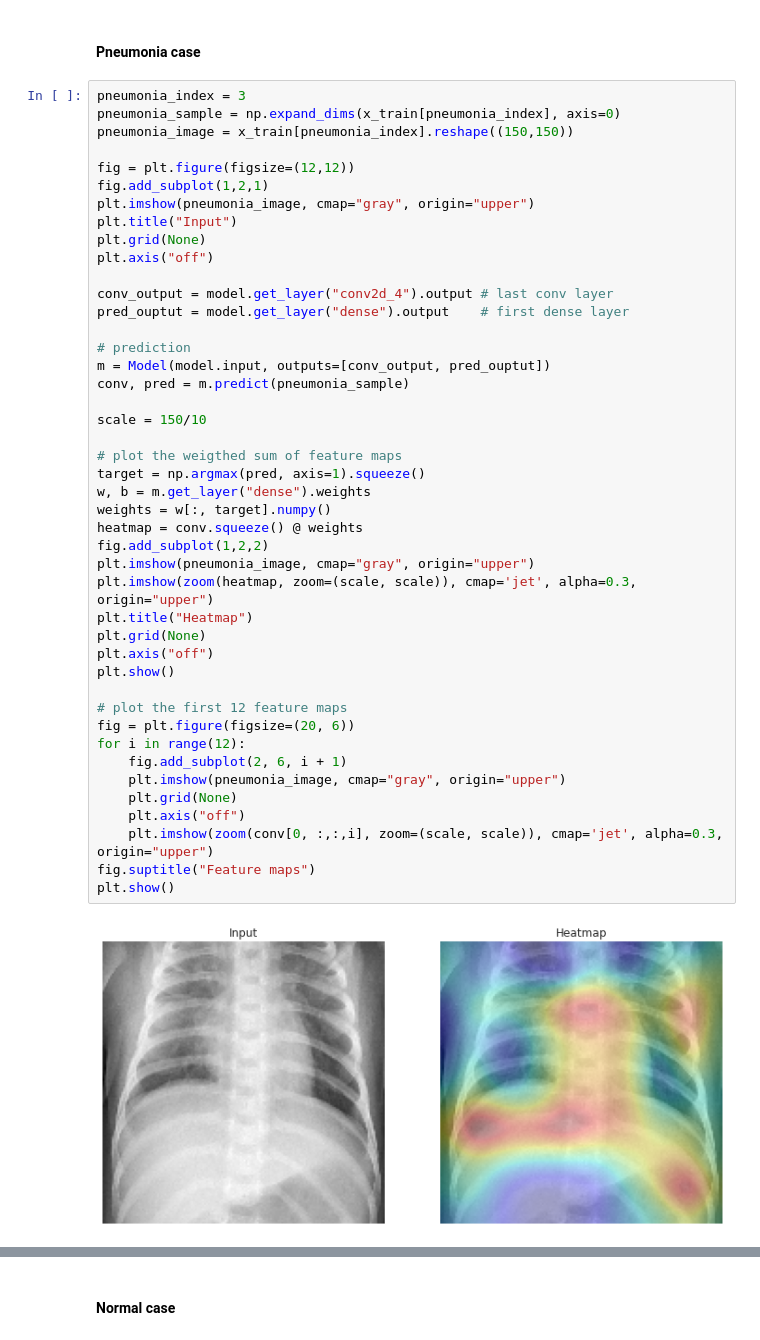
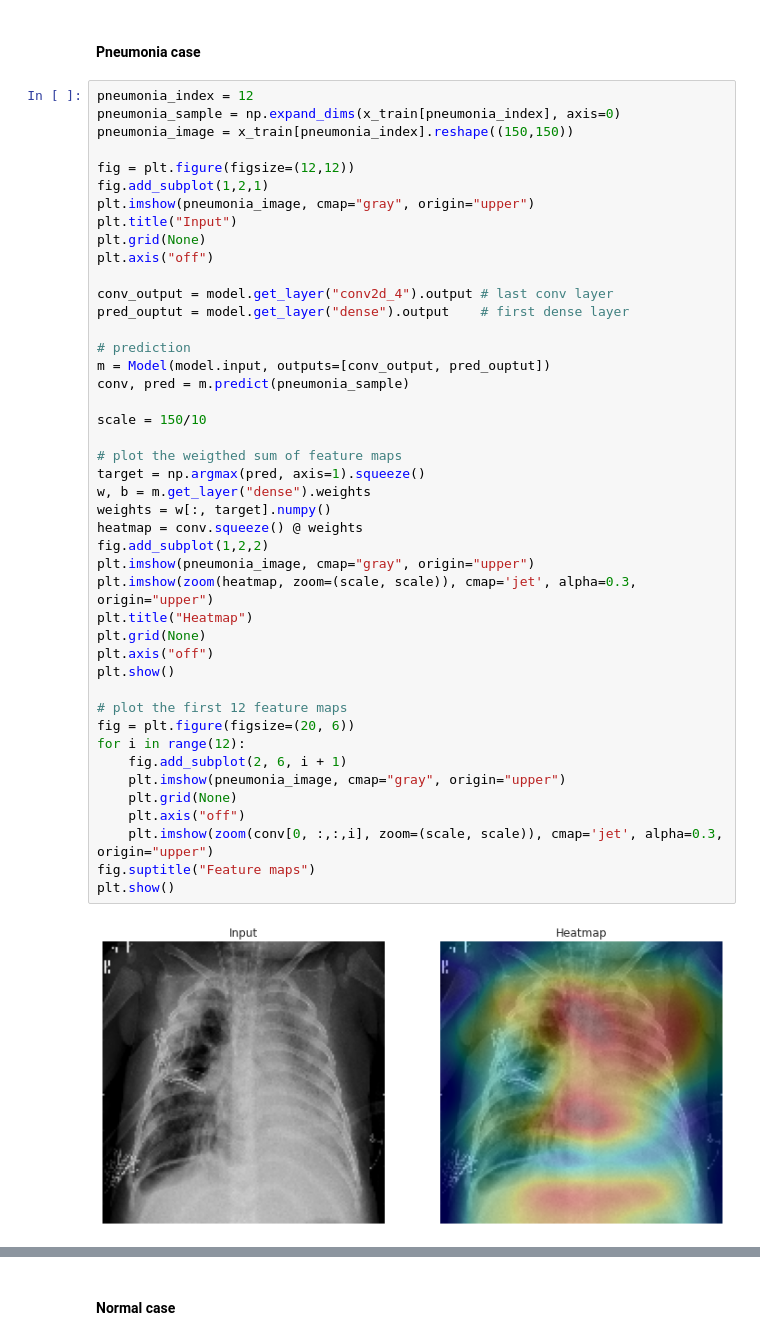
Before and after one commit to AlbertoZerbinati/pneumonia-xray-detection, a Jupyter notebook: pneumonia.ipynb, the cells around one changed output, grey strips where cells are left out. Drawn from its saved outputs; the diff is of its cells as text.

```diff
--- a/pneumonia.ipynb
+++ b/pneumonia.ipynb
@@ -397,7 +385,7 @@ plot_accuracy(history)
 # %% [markdown]
 #### Pneumonia case
 # %%
-pneumonia_index = 3
+pneumonia_index = 12
 pneumonia_sample = np.expand_dims(x_train[pneumonia_index], axis=0)
 pneumonia_image = x_train[pneumonia_index].reshape((150,150))
 
@@ -414,31 +402,31 @@ pred_ouptut = model.get_layer("dense").output    # first dense layer
 # prediction
 m = Model(model.input, outputs=[conv_output, pred_ouptut])
 conv, pred = m.predict(pneumonia_sample)
 
 scale = 150/10
 
 # plot the weigthed sum of feature maps
 target = np.argmax(pred, axis=1).squeeze()
 w, b = m.get_layer("dense").weights
 weights = w[:, target].numpy()
 heatmap = conv.squeeze() @ weights
 fig.add_subplot(1,2,2)
 plt.imshow(pneumonia_image, cmap="gray", origin="upper")
 plt.imshow(zoom(heatmap, zoom=(scale, scale)), cmap='jet', alpha=0.3, origin="upper")
 plt.title("Heatmap")
 plt.grid(None)
 plt.axis("off")
 plt.show()
 
 # plot the first 12 feature maps
 fig = plt.figure(figsize=(20, 6))
 for i in range(12):
     fig.add_subplot(2, 6, i + 1)
     plt.imshow(pneumonia_image, cmap="gray", origin="upper")
     plt.grid(None)
     plt.axis("off")
     plt.imshow(zoom(conv[0, :,:,i], zoom=(scale, scale)), cmap='jet', alpha=0.3, origin="upper")
 fig.suptitle("Feature maps")
 plt.show()
 # %% [output]
-[figure, old version]
+[figure, new version]
```
Also changed, not shown: parts of 13 cells of this notebook, 1 other file.
